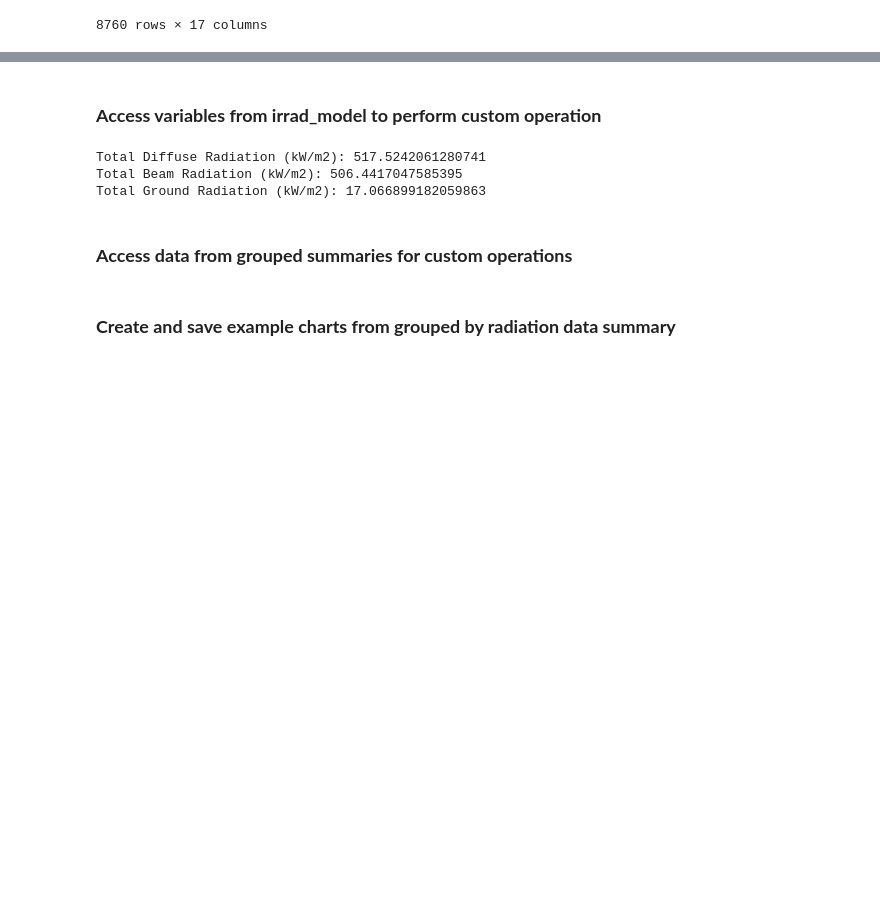
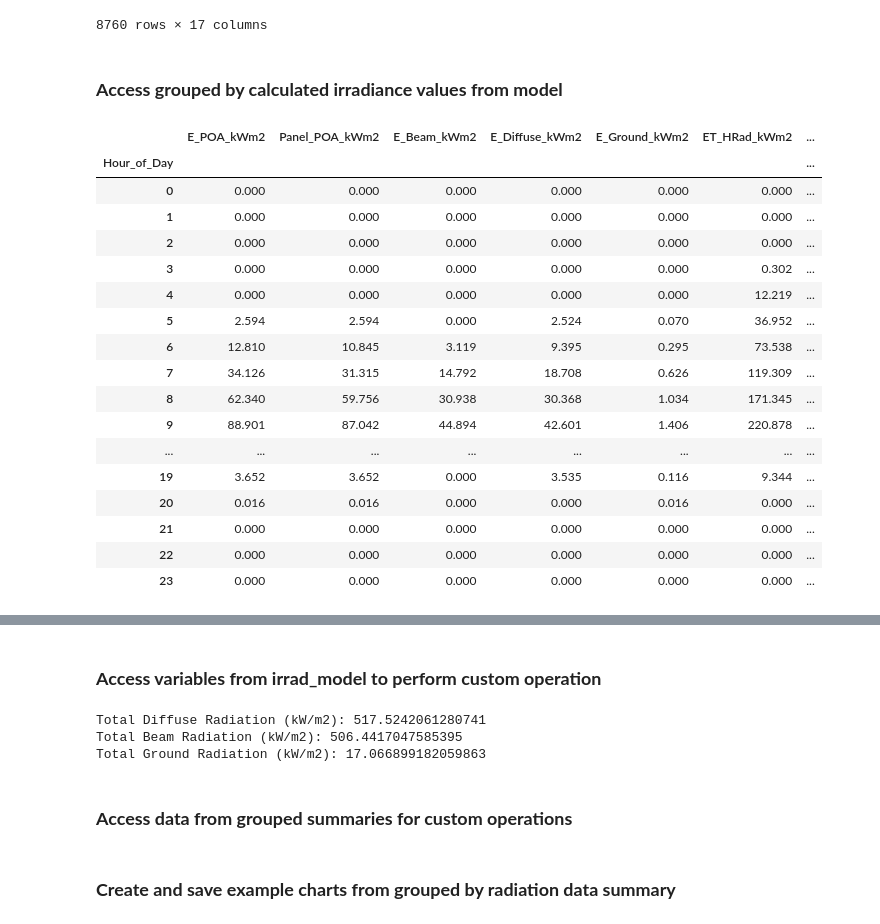
Before and after one commit to Daniel-Parke/PVGIS_TMY_POA_Irradiance_Model, a Jupyter notebook: PVGIS_irradiance.ipynb, the cells around one changed output, grey strips where cells are left out. Cells and saved outputs as stored; diff of their text form; code cells hidden in the pictures; blank space fills up the shorter version.

```diff
--- a/PVGIS_irradiance.ipynb
+++ b/PVGIS_irradiance.ipynb
@@ -60,3 +61,26 @@ site.irrad_model
 | 8758 | 0.0 | 0.0 | 0.0 | 0.0 | 0.0 | 0.0 | 5.63 | ... |
 | 8759 | 0.0 | 0.0 | 0.0 | 0.0 | 0.0 | 0.0 | 5.66 | ... |
 8760 rows × 17 columns
+# %% [markdown]
+### **Access grouped by calculated irradiance values from model**
+# %%
+site.rad_data.hourly
+# %% [output]
+|  | E_POA_kWm2 | Panel_POA_kWm2 | E_Beam_kWm2 | E_Diffuse_kWm2 | E_Ground_kWm2 | ET_HRad_kWm2 | ... |
+| Hour_of_Day |  |  |  |  |  |  | ... |
+| 0 | 0.000 | 0.000 | 0.000 | 0.000 | 0.000 | 0.000 | ... |
+| 1 | 0.000 | 0.000 | 0.000 | 0.000 | 0.000 | 0.000 | ... |
+| 2 | 0.000 | 0.000 | 0.000 | 0.000 | 0.000 | 0.000 | ... |
+| 3 | 0.000 | 0.000 | 0.000 | 0.000 | 0.000 | 0.302 | ... |
+| 4 | 0.000 | 0.000 | 0.000 | 0.000 | 0.000 | 12.219 | ... |
+| 5 | 2.594 | 2.594 | 0.000 | 2.524 | 0.070 | 36.952 | ... |
+| 6 | 12.810 | 10.845 | 3.119 | 9.395 | 0.295 | 73.538 | ... |
+| 7 | 34.126 | 31.315 | 14.792 | 18.708 | 0.626 | 119.309 | ... |
+| 8 | 62.340 | 59.756 | 30.938 | 30.368 | 1.034 | 171.345 | ... |
+| 9 | 88.901 | 87.042 | 44.894 | 42.601 | 1.406 | 220.878 | ... |
+| ... | ... | ... | ... | ... | ... | ... | ... |
+| 19 | 3.652 | 3.652 | 0.000 | 3.535 | 0.116 | 9.344 | ... |
+| 20 | 0.016 | 0.016 | 0.000 | 0.000 | 0.016 | 0.000 | ... |
+| 21 | 0.000 | 0.000 | 0.000 | 0.000 | 0.000 | 0.000 | ... |
+| 22 | 0.000 | 0.000 | 0.000 | 0.000 | 0.000 | 0.000 | ... |
+| 23 | 0.000 | 0.000 | 0.000 | 0.000 | 0.000 | 0.000 | ... |
```
Also changed, not shown: parts of 5 cells of this notebook, 2 other files.
